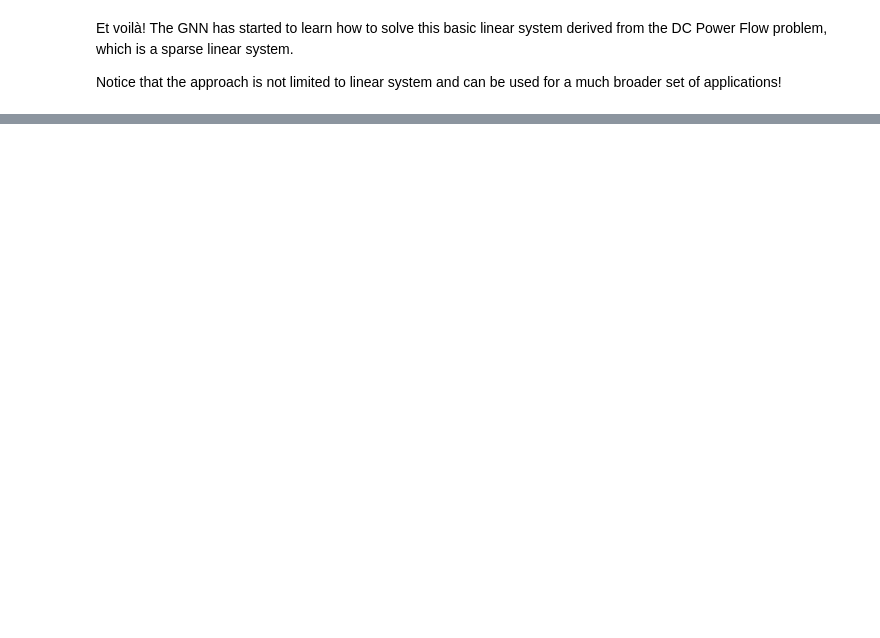
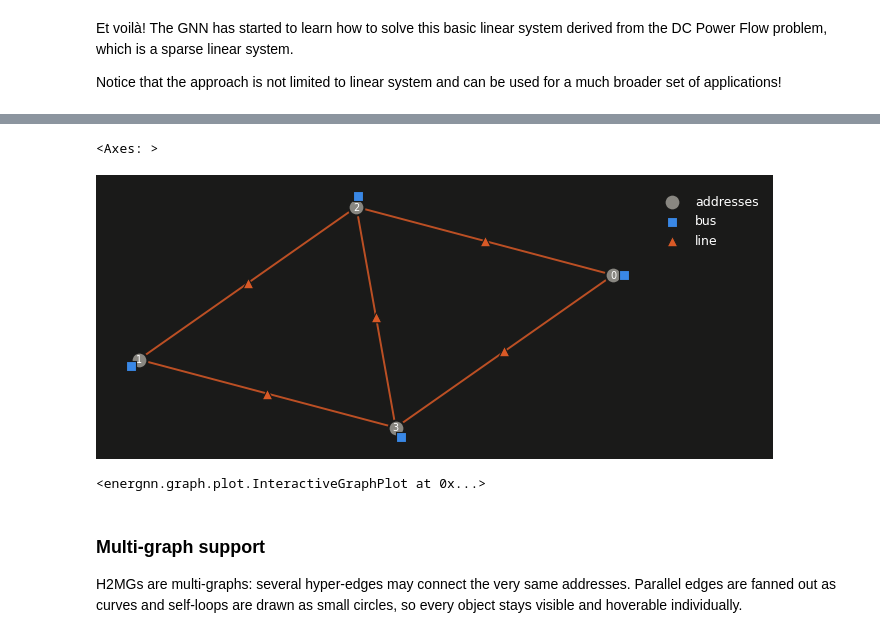
Before and after one commit to energnn/energnn, a Jupyter notebook: docs/tutorial_notebook.ipynb, the cells around one changed output, grey strips where cells are left out. Cells and saved outputs as stored; diff of their text form; code cells hidden in the pictures; blank space fills up the shorter version.

```diff
--- a/docs/tutorial_notebook.ipynb
+++ b/docs/tutorial_notebook.ipynb
@@ -389,0 +401,18 @@ Notice that the approach is not limited to linear system and can be used for a m
+# %%
+from energnn.graph import plot_graph, plot_graph_interactive, separate_graphs
+
+graph = separate_graphs(context)[2]
+plot_graph(graph)
+# %% [output]
+<Axes: >
+[figure, added]
+# %%
+plot_graph_interactive(graph)
+# %% [output]
+<energnn.graph.plot.InteractiveGraphPlot at 0x...>
+# %% [markdown]
+### Multi-graph support
+
+H2MGs are multi-graphs: several hyper-edges may connect the very same addresses.
+Parallel edges are fanned out as curves and self-loops are drawn as small circles,
+so every object stays visible and hoverable individually.
```
Also changed, not shown: parts of 10 cells of this notebook, 2 other files.
